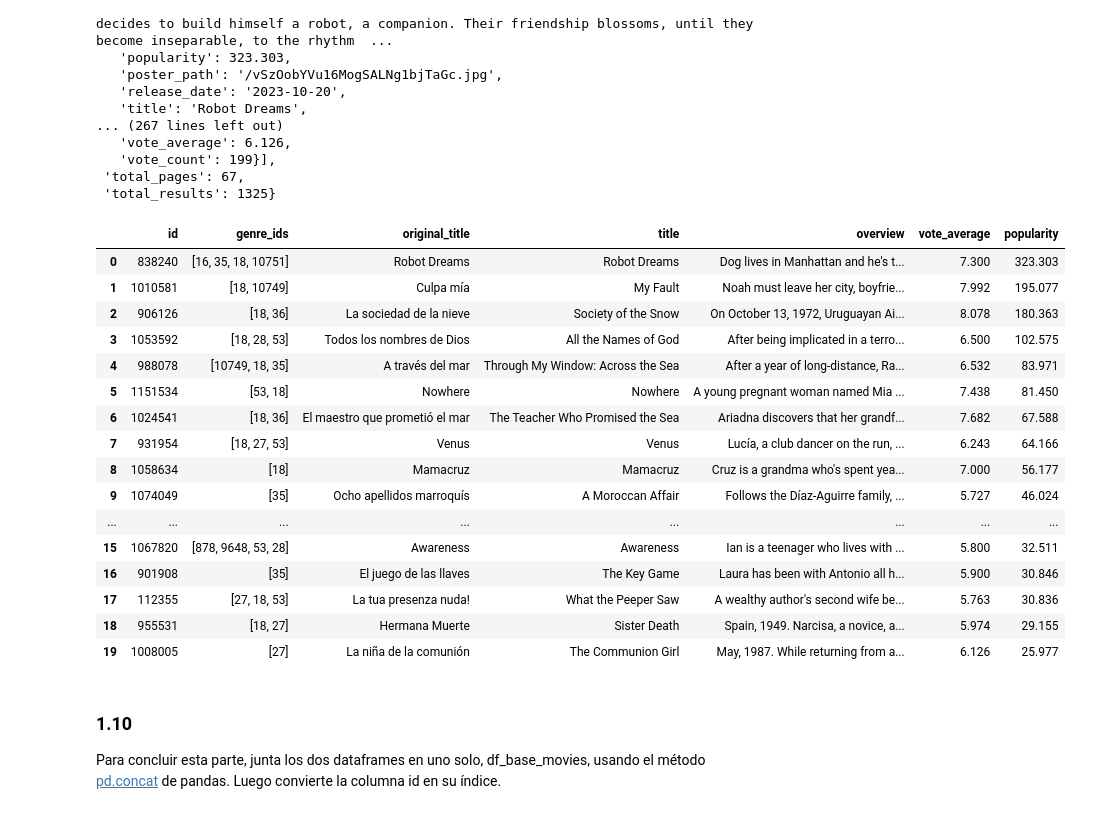
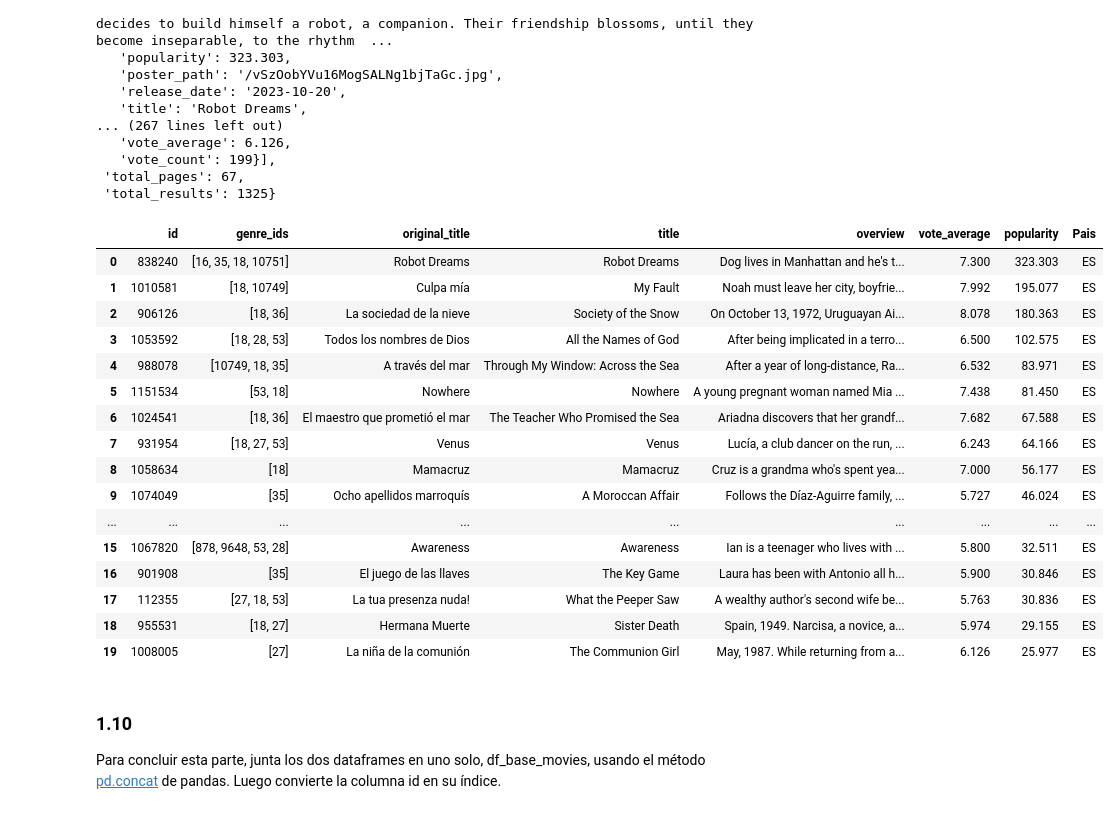
Before and after one commit to PIPM2001/DS_Online_Feb24_Exercises, a Jupyter notebook: 03_Analisis_de_Datos/Sprint_06/Unidad_2/Practica_Obligatoria/18_Practica_Obligatoria_Scraping_API.ipynb, the cells around one changed output. Saved outputs shown, nothing was run; the diff lists cells and outputs as text; code cells hidden in the pictures.

```diff
--- a/03_Analisis_de_Datos/Sprint_06/Unidad_2/Practica_Obligatoria/18_Practica_Obligatoria_Scraping_API.ipynb
+++ b/03_Analisis_de_Datos/Sprint_06/Unidad_2/Practica_Obligatoria/18_Practica_Obligatoria_Scraping_API.ipynb
@@ -343,26 +349,27 @@ respuesta_spain.json()
 # %%
 pelis_spain = respuesta_spain.json()["results"]
 df_pop_spain = pd.DataFrame(pelis_spain)
 df_pop_spain = df_pop_spain[["id","genre_ids","original_title","title","overview","vote_average","popularity"]]
-df_base_movies
+df_pop_spain["Pais"] = "ES"
+df_pop_spain
 # %% [output]
-|  | id | genre_ids | original_title | title | overview | vote_average | popularity |
-| 0 | 838240 | [16, 35, 18, 10751] | Robot Dreams | Robot Dreams | Dog lives in Manhattan and he's t... | 7.300 | 323.303 |
-| 1 | 1010581 | [18, 10749] | Culpa mía | My Fault | Noah must leave her city, boyfrie... | 7.992 | 195.077 |
-| 2 | 906126 | [18, 36] | La sociedad de la nieve | Society of the Snow | On October 13, 1972, Uruguayan Ai... | 8.078 | 180.363 |
-| 3 | 1053592 | [18, 28, 53] | Todos los nombres de Dios | All the Names of God | After being implicated in a terro... | 6.500 | 102.575 |
-| 4 | 988078 | [10749, 18, 35] | A través del mar | Through My Window: Across the Sea | After a year of long-distance, Ra... | 6.532 | 83.971 |
-| 5 | 1151534 | [53, 18] | Nowhere | Nowhere | A young pregnant woman named Mia ... | 7.438 | 81.450 |
-| 6 | 1024541 | [18, 36] | El maestro que prometió el mar | The Teacher Who Promised the Sea | Ariadna discovers that her grandf... | 7.682 | 67.588 |
-| 7 | 931954 | [18, 27, 53] | Venus | Venus | Lucía, a club dancer on the run, ... | 6.243 | 64.166 |
-| 8 | 1058634 | [18] | Mamacruz | Mamacruz | Cruz is a grandma who's spent yea... | 7.000 | 56.177 |
-| 9 | 1074049 | [35] | Ocho apellidos marroquís | A Moroccan Affair | Follows the Díaz-Aguirre family, ... | 5.727 | 46.024 |
-| ... | ... | ... | ... | ... | ... | ... | ... |
-| 15 | 1067820 | [878, 9648, 53, 28] | Awareness | Awareness | Ian is a teenager who lives with ... | 5.800 | 32.511 |
-| 16 | 901908 | [35] | El juego de las llaves | The Key Game | Laura has been with Antonio all h... | 5.900 | 30.846 |
-| 17 | 112355 | [27, 18, 53] | La tua presenza nuda! | What the Peeper Saw | A wealthy author's second wife be... | 5.763 | 30.836 |
-| 18 | 955531 | [18, 27] | Hermana Muerte | Sister Death | Spain, 1949. Narcisa, a novice, a... | 5.974 | 29.155 |
-| 19 | 1008005 | [27] | La niña de la comunión | The Communion Girl | May, 1987. While returning from a... | 6.126 | 25.977 |
+|  | id | genre_ids | original_title | title | overview | vote_average | popularity | Pais |
+| 0 | 838240 | [16, 35, 18, 10751] | Robot Dreams | Robot Dreams | Dog lives in Manhattan and he's t... | 7.300 | 323.303 | ES |
+| 1 | 1010581 | [18, 10749] | Culpa mía | My Fault | Noah must leave her city, boyfrie... | 7.992 | 195.077 | ES |
+| 2 | 906126 | [18, 36] | La sociedad de la nieve | Society of the Snow | On October 13, 1972, Uruguayan Ai... | 8.078 | 180.363 | ES |
+| 3 | 1053592 | [18, 28, 53] | Todos los nombres de Dios | All the Names of God | After being implicated in a terro... | 6.500 | 102.575 | ES |
+| 4 | 988078 | [10749, 18, 35] | A través del mar | Through My Window: Across the Sea | After a year of long-distance, Ra... | 6.532 | 83.971 | ES |
+| 5 | 1151534 | [53, 18] | Nowhere | Nowhere | A young pregnant woman named Mia ... | 7.438 | 81.450 | ES |
+| 6 | 1024541 | [18, 36] | El maestro que prometió el mar | The Teacher Who Promised the Sea | Ariadna discovers that her grandf... | 7.682 | 67.588 | ES |
+| 7 | 931954 | [18, 27, 53] | Venus | Venus | Lucía, a club dancer on the run, ... | 6.243 | 64.166 | ES |
+| 8 | 1058634 | [18] | Mamacruz | Mamacruz | Cruz is a grandma who's spent yea... | 7.000 | 56.177 | ES |
+| 9 | 1074049 | [35] | Ocho apellidos marroquís | A Moroccan Affair | Follows the Díaz-Aguirre family, ... | 5.727 | 46.024 | ES |
+| ... | ... | ... | ... | ... | ... | ... | ... | ... |
+| 15 | 1067820 | [878, 9648, 53, 28] | Awareness | Awareness | Ian is a teenager who lives with ... | 5.800 | 32.511 | ES |
+| 16 | 901908 | [35] | El juego de las llaves | The Key Game | Laura has been with Antonio all h... | 5.900 | 30.846 | ES |
+| 17 | 112355 | [27, 18, 53] | La tua presenza nuda! | What the Peeper Saw | A wealthy author's second wife be... | 5.763 | 30.836 | ES |
+| 18 | 955531 | [18, 27] | Hermana Muerte | Sister Death | Spain, 1949. Narcisa, a novice, a... | 5.974 | 29.155 | ES |
+| 19 | 1008005 | [27] | La niña de la comunión | The Communion Girl | May, 1987. While returning from a... | 6.126 | 25.977 | ES |
 # %% [markdown]
 ### 1.10
 Para concluir esta parte, junta los dos dataframes en uno solo, df_base_movies, usando el método [pd.concat](https://pandas.pydata.org/docs/reference/api/pandas.concat.html) de pandas. Luego convierte la columna id en su índice.
```
Also changed, not shown: parts of 11 cells of this notebook.
